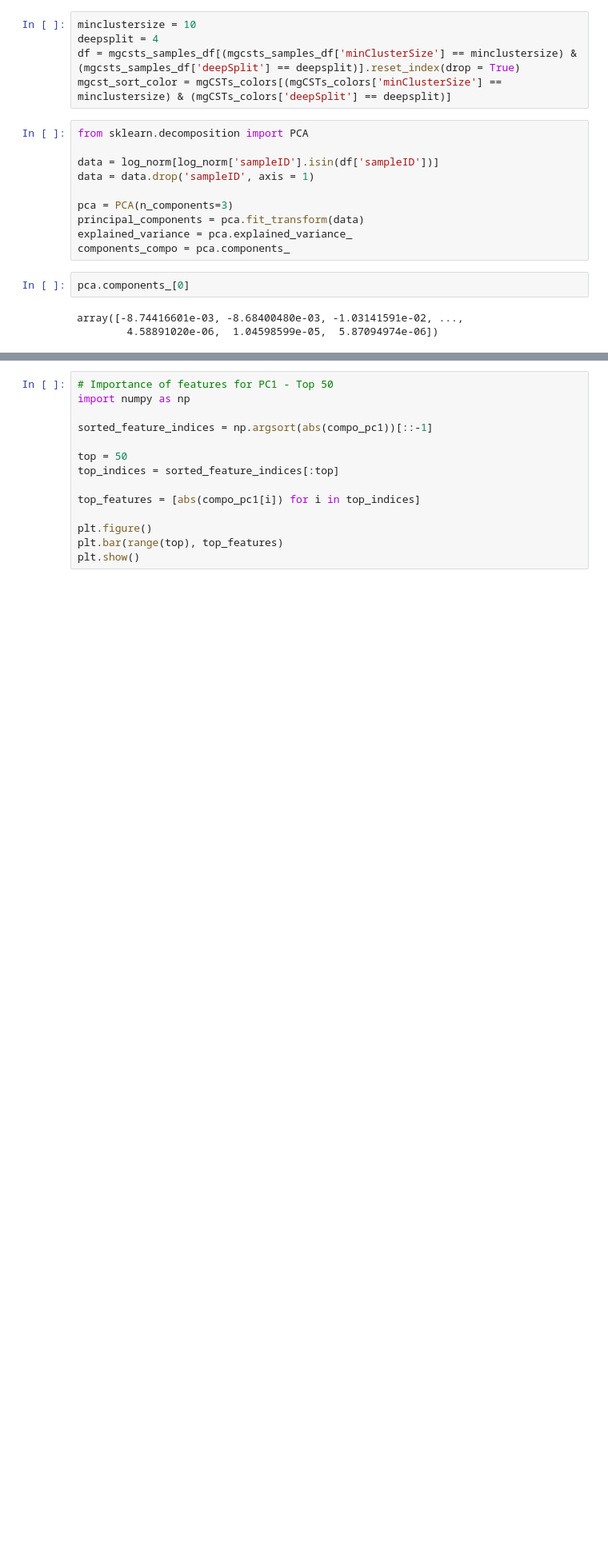
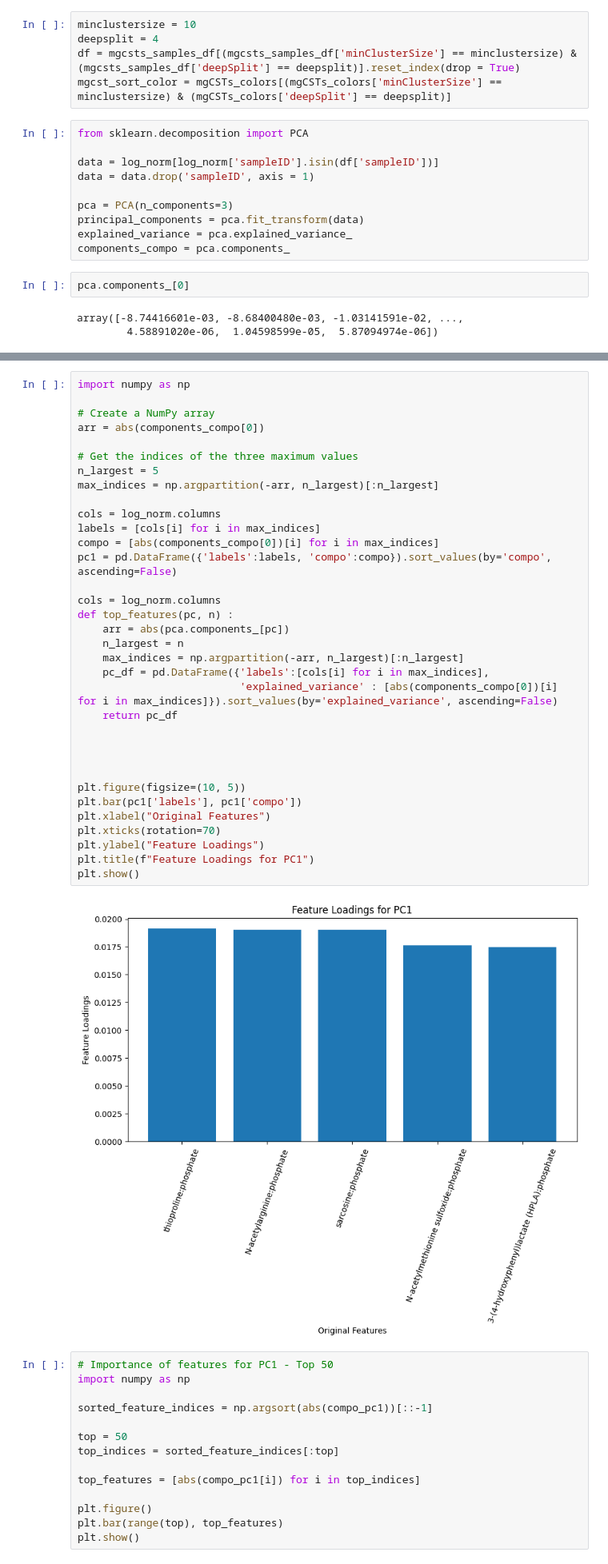
Before and after one commit to AmauryMaros/mgss2, a Jupyter notebook: Python notebooks/draft.ipynb, the cells around one changed output, grey strips where cells are left out. Shown at 80% size. Cells and saved outputs as stored; diff of their text form; blank space fills up the shorter version.

```diff
--- a/Python notebooks/draft.ipynb
+++ b/Python notebooks/draft.ipynb
@@ -232,3 +229,39 @@ plt.show()
+# %%
+import numpy as np
+
+# Create a NumPy array
+arr = abs(components_compo[0])
+
+# Get the indices of the three maximum values
+n_largest = 5
+max_indices = np.argpartition(-arr, n_largest)[:n_largest]
+
+cols = log_norm.columns
+labels = [cols[i] for i in max_indices]
+compo = [abs(components_compo[0])[i] for i in max_indices]
+pc1 = pd.DataFrame({'labels':labels, 'compo':compo}).sort_values(by='compo', ascending=False)
+
+cols = log_norm.columns
+def top_features(pc, n) :
+    arr = abs(pca.components_[pc])
+    n_largest = n
+    max_indices = np.argpartition(-arr, n_largest)[:n_largest]
+    pc_df = pd.DataFrame({'labels':[cols[i] for i in max_indices],
+                          'explained_variance' : [abs(components_compo[0])[i] for i in max_indices]}).sort_values(by='explained_variance', ascending=False)
+    return pc_df
+
+
+
+
+plt.figure(figsize=(10, 5))
+plt.bar(pc1['labels'], pc1['compo'])
+plt.xlabel("Original Features")
+plt.xticks(rotation=70)
+plt.ylabel("Feature Loadings")
+plt.title(f"Feature Loadings for PC1")
+plt.show()
+# %% [output]
+[figure, added]
 # %%
 # Importance of features for PC1 - Top 50
 import numpy as np
```
Also changed, not shown: parts of 6 cells of this notebook, 3 other files.
